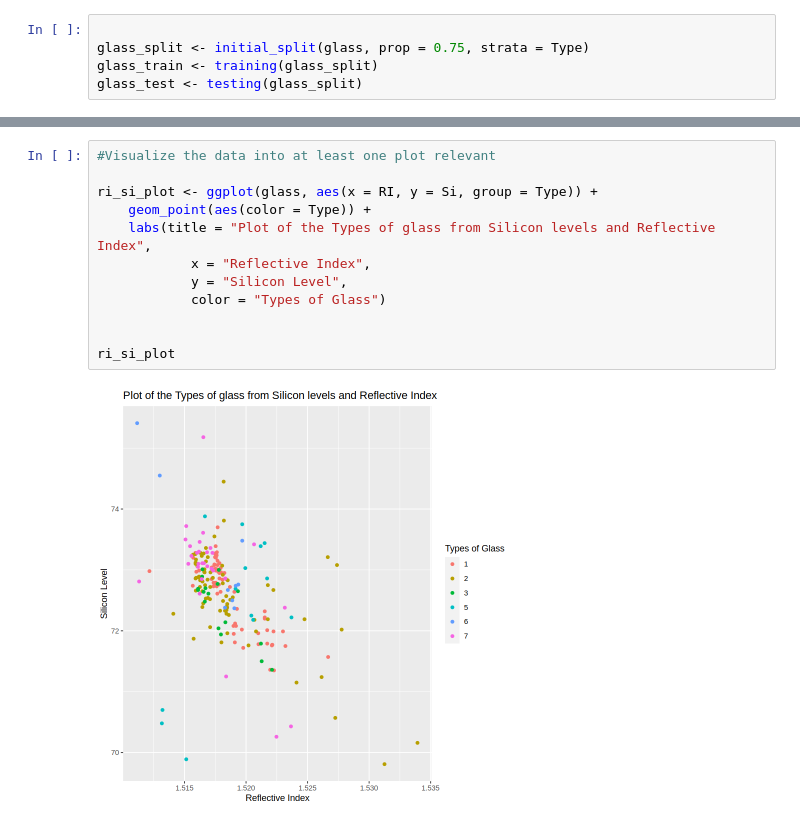
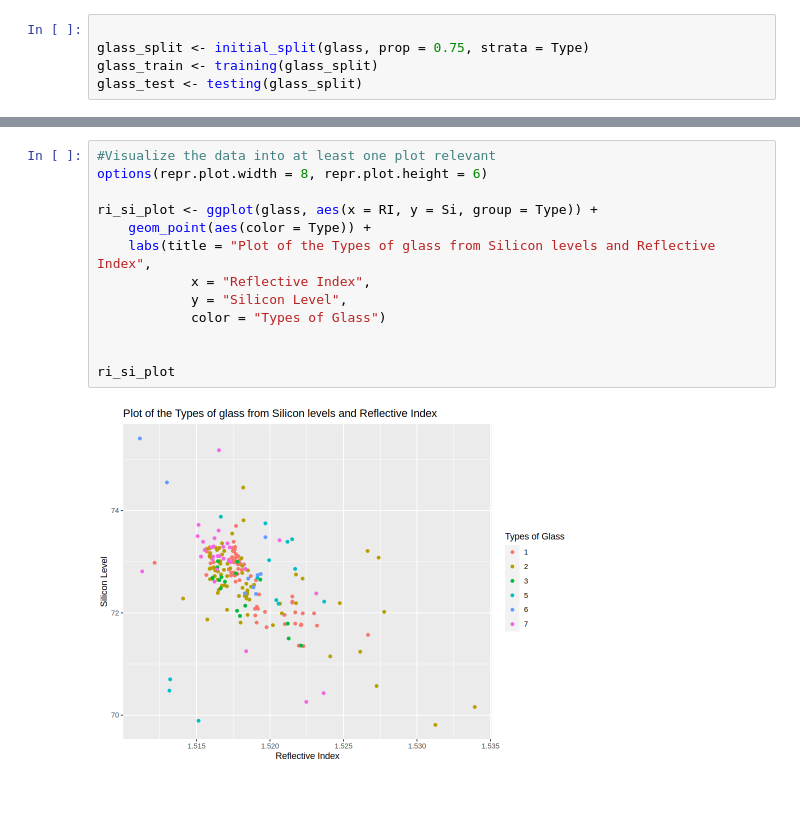
Before and after one commit to nlmanama/DSCI100-GroupProject, a Jupyter notebook: proposal.ipynb, the cells around one changed output, grey strips where cells are left out. Saved outputs shown, nothing was run; the diff lists cells and outputs as text; blank space fills up the shorter version.

```diff
--- a/proposal.ipynb
+++ b/proposal.ipynb
@@ -99,14 +70,15 @@ A data.frame: 6 × 2
 # %%
 #Visualize the data into at least one plot relevant
+options(repr.plot.width = 8, repr.plot.height = 6)
 
 ri_si_plot <- ggplot(glass, aes(x = RI, y = Si, group = Type)) +
     geom_point(aes(color = Type)) +
     labs(title = "Plot of the Types of glass from Silicon levels and Reflective Index",
             x = "Reflective Index",
             y = "Silicon Level",
             color = "Types of Glass")
 
 
 ri_si_plot
 # %% [output]
-[figure, old version]
+[figure, new version]
```
Also changed, not shown: parts of 4 cells of this notebook.
